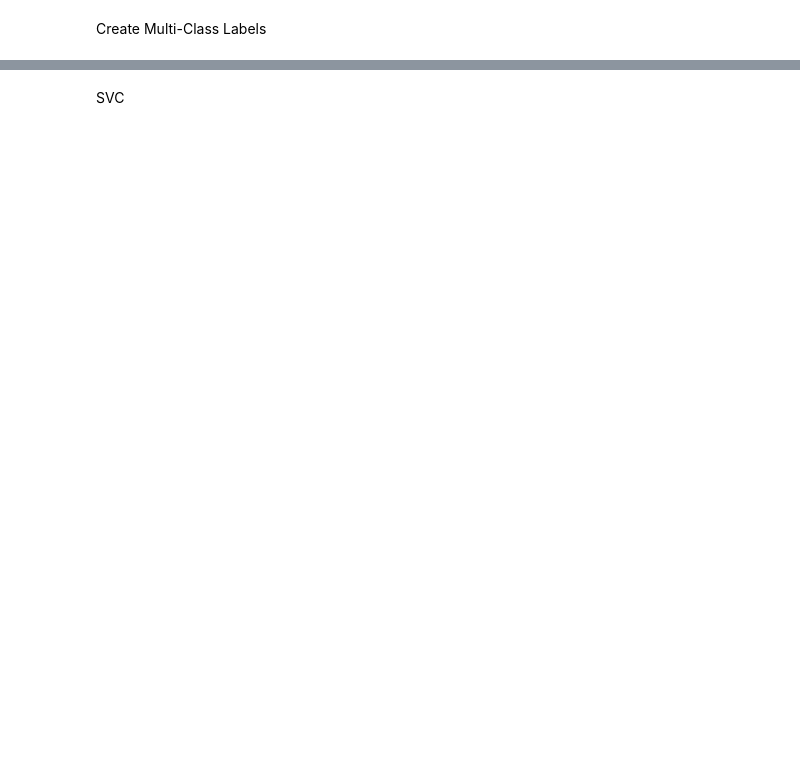
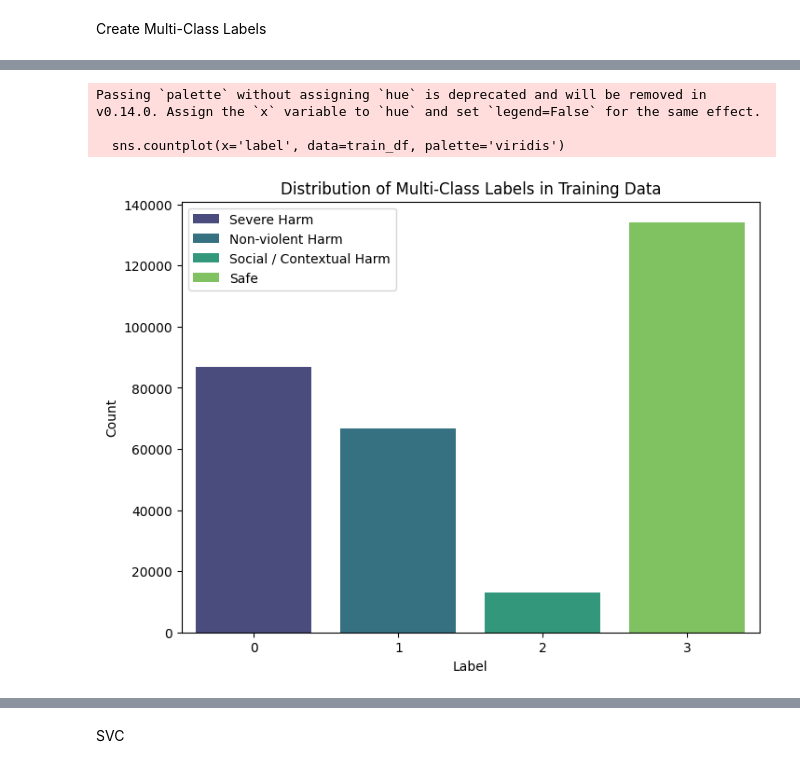
Before and after one commit to Stephen-OG/SafeTweetDetector, a Jupyter notebook: code/24086166_Project.ipynb, the cells around one changed output, grey strips where cells are left out. Saved outputs shown, nothing was run; the diff lists cells and outputs as text; code cells hidden in the pictures; blank space fills up the shorter version.

```diff
--- a/code/24086166_Project.ipynb
+++ b/code/24086166_Project.ipynb
@@ -127,0 +110,9 @@ def assign_multi_class_label(row):
+# %%
+unique_categories = set()
+for index, row in train_df.iterrows():
+    for category_name, is_present in row['category'].items():
+        if is_present:
+            unique_categories.add(category_name)
+
+print("All unique categories present in the dataset:")
+print(sorted(list(unique_categories)))
@@ -127,0 +157,2 @@ def assign_multi_class_label(row):
+# %%
+label_names = ['Severe Harm', 'Non-violent Harm', 'Social / Contextual Harm', 'Safe']
@@ -152 +187,7 @@ label
 Name: count, dtype: int64
+# %%
+train_df['full_text'] = train_df['prompt'] + " " + train_df['response']
+test_df['full_text'] = test_df['prompt'] + " " + test_df['response']
+
+print("First 5 rows of train_df with 'full_text' column:")
+display(train_df[['prompt', 'response', 'full_text']].head())
@@ -152,0 +202,13 @@ Name: count, dtype: int64
+# %%
+plt.figure(figsize=(8, 6))
+sns.countplot(x='label', data=train_df, palette='viridis')
+plt.title('Distribution of Multi-Class Labels in Training Data')
+plt.xlabel('Label')
+plt.ylabel('Count')
+plt.legend(labels=label_names)
+plt.show()
+# %% [output]
+Passing `palette` without assigning `hue` is deprecated and will be removed in v0.14.0. Assign the `x` variable to `hue` and set `legend=False` for the same effect.
+
+  sns.countplot(x='label', data=train_df, palette='viridis')
+[figure, added]
```
Also changed, not shown: parts of 60 cells of this notebook, 2 other files.
